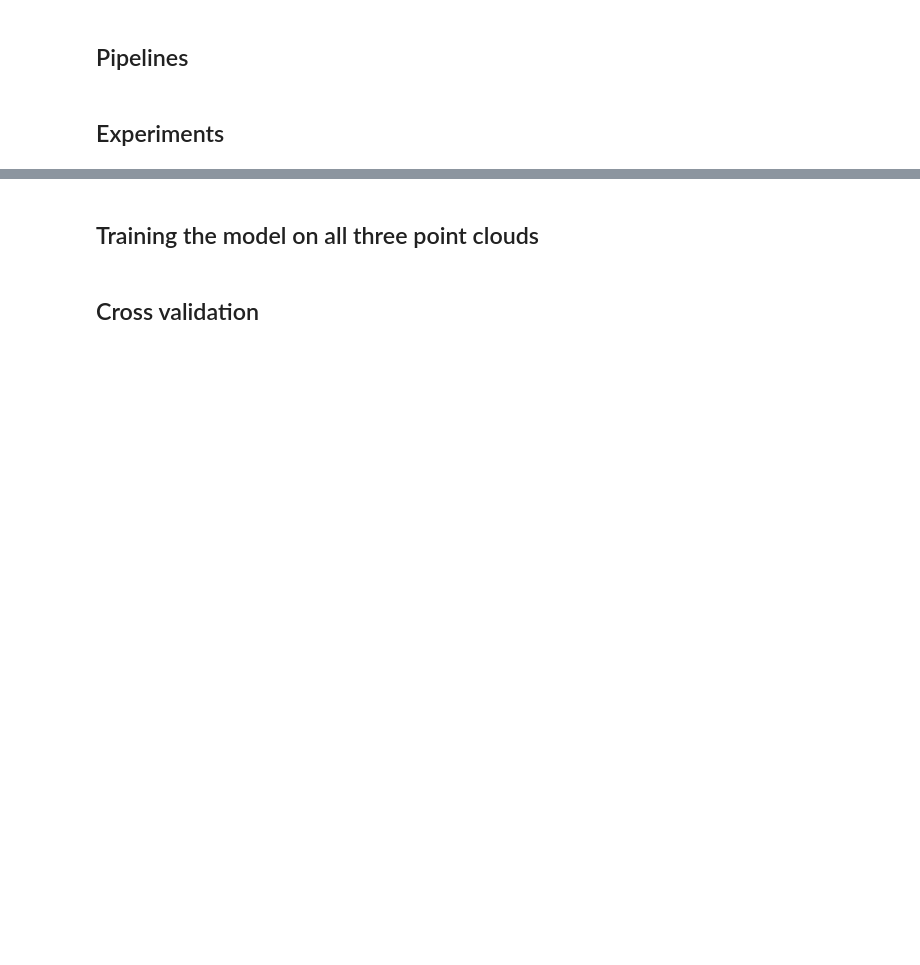
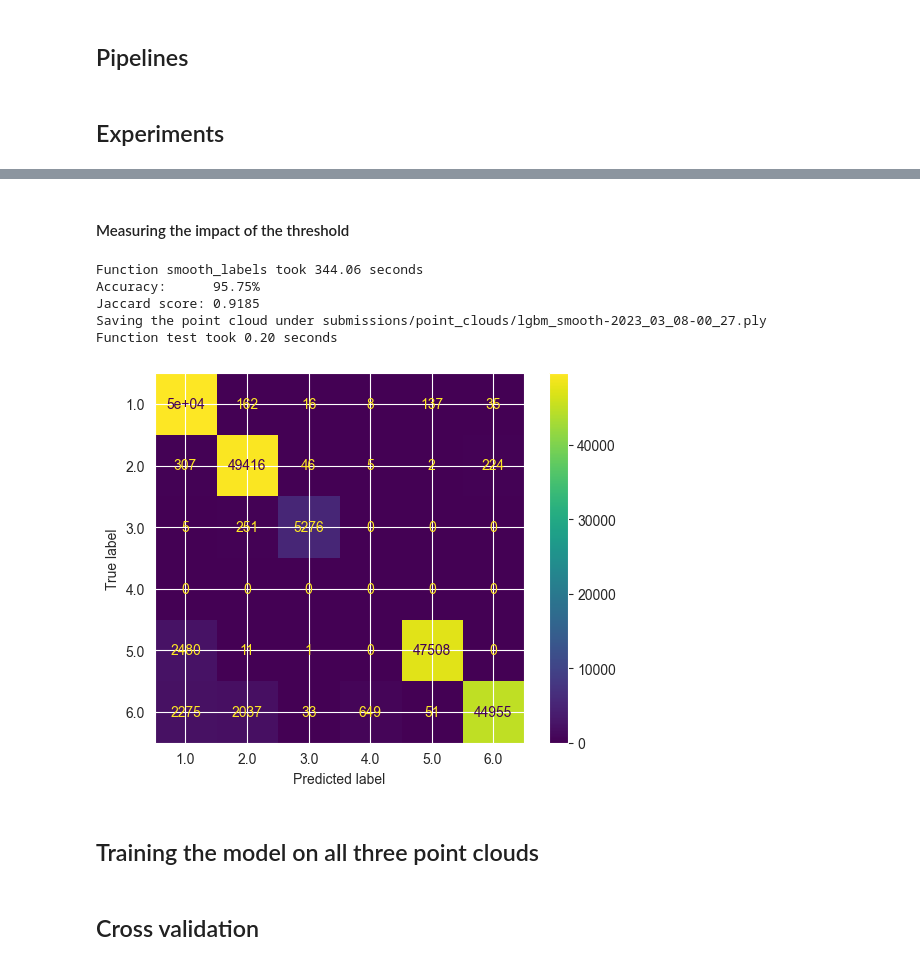
Before and after one commit to aubin-tchoi/npm3d, a Jupyter notebook: mini_challenge/mini_challenge_subsampling.ipynb, the cells around one changed output, grey strips where cells are left out. Saved outputs shown, nothing was run; the diff lists cells and outputs as text; code cells hidden in the pictures; blank space fills up the shorter version.

```diff
--- a/mini_challenge/mini_challenge_subsampling.ipynb
+++ b/mini_challenge/mini_challenge_subsampling.ipynb
@@ -218,3 +436,49 @@ Wall time: 55.5 s
+# %% [markdown]
+#### Measuring the impact of the threshold
+# %%
+%%time
+run_thresholds_comparison = False  # @param {type:"boolean"}
+
+if run_thresholds_comparison:
+    for omnivariance_threshold in [20, 30]:
+        for planarity_threshold in [55, 65]:
+            for neighborhood_size_threshold in [200, 300]:
+                print(
+                    f"Omnivariance: {omnivariance_threshold}, planarity: {planarity_threshold}, neighborhood size: {neighborhood_size_threshold}"
+                )
+                prediction = clf.predict(X_val)
+                aggregated_features = features_extractor.aggregate_features(X_val)
+                smooth_labels(
+                    test_point_cloud,
+                    prediction,
+                    0.2,
+                    len(features_extractor.label_names),
+                    aggregated_features[:, 2],
+                    aggregated_features[:, 5],
+                    aggregated_features[:, 13],
+                    aggregated_features[:, 15],
+                    aggregated_features[:, 20],
+                    thresholds={
+                        "omnivariance": omnivariance_threshold,
+                        "planarity": planarity_threshold,
+                        "neighborhood_size": neighborhood_size_threshold,
+                        "moment_x_sq": 400,
+                        "moment_y_sq": 400,
+                    },
+                )
+                test(
+                    prediction,
+                    y_val,
+                    test_point_cloud,
+                    file_path=f"submissions/point_clouds/{model_name}_smooth-{datetime.now().strftime('%Y_%m_%d-%H_%M')}.ply",
+                )
+# %% [output]
+Function smooth_labels took 344.06 seconds
+Accuracy:      95.75%
+Jaccard score: 0.9185
+Saving the point cloud under submissions/point_clouds/lgbm_smooth-2023_03_08-00_27.ply
+Function test took 0.20 seconds
+[figure, added]
 # %% [markdown]
 ## Training the model on all three point clouds
 # %% [markdown]
```
Also changed, not shown: parts of 30 cells of this notebook.
